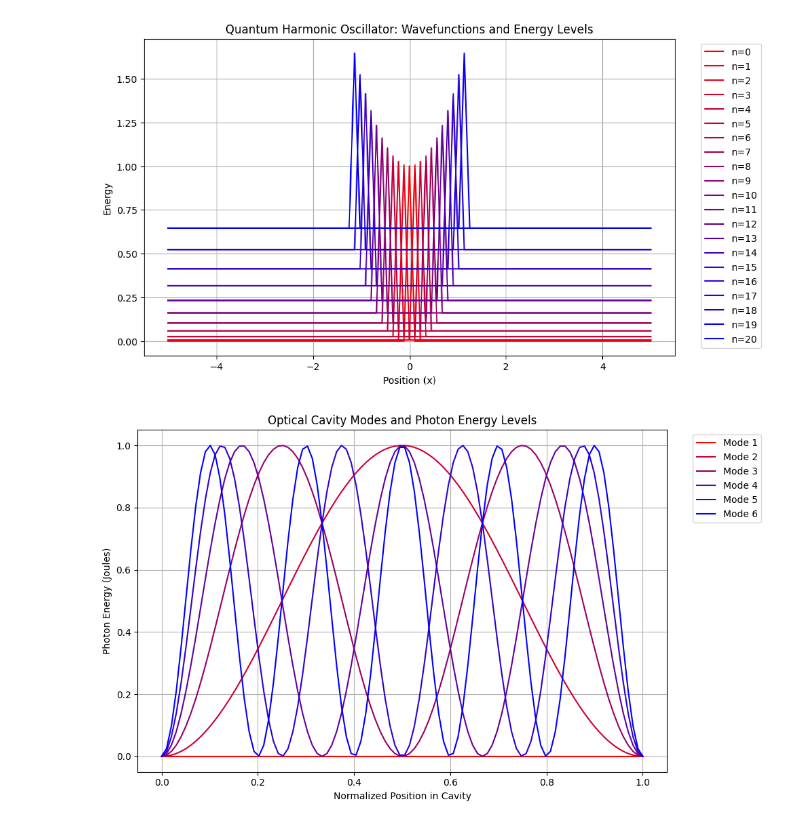
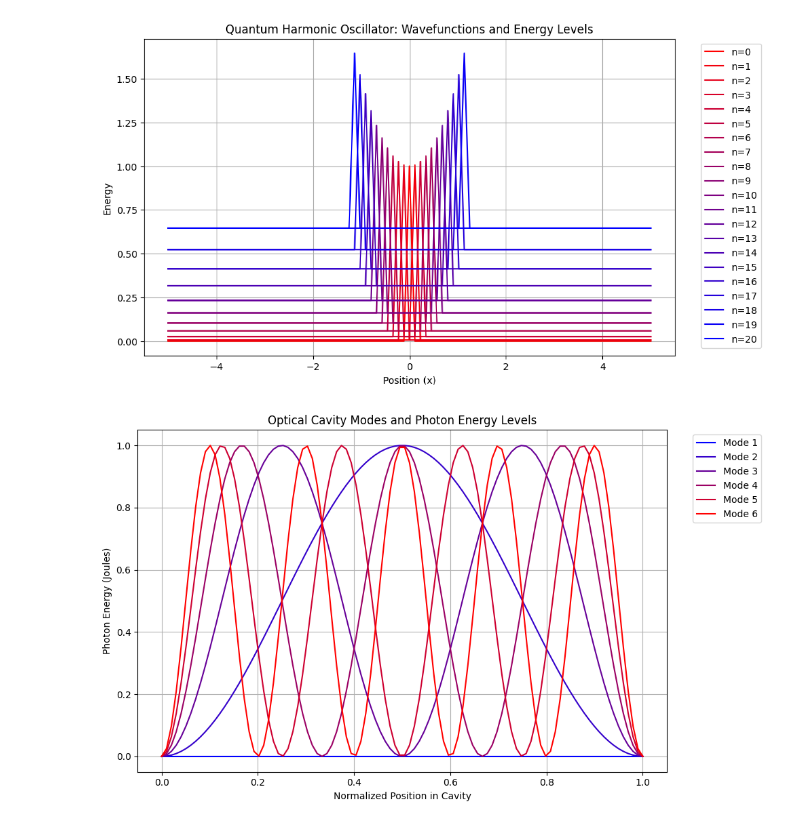
Before and after one commit to olverhijnzoon/1764Snippets, a Jupyter notebook: physics/harmonic_oscillator/harmonic_oscillator.ipynb, the cells around one changed output. Drawn from its saved outputs; the diff is of its cells as text; code cells hidden in the pictures.

```diff
--- a/physics/harmonic_oscillator/harmonic_oscillator.ipynb
+++ b/physics/harmonic_oscillator/harmonic_oscillator.ipynb
@@ -88,32 +88,32 @@ n_modes = 6  # number of cavity modes to consider
 # Mode frequencies (assuming a simple cavity with evenly spaced modes)
 frequencies = np.linspace(c / (2 * L), c / (2 * L) * n_modes, n_modes)
 
 # Energy levels for the photons in each mode
 energies = h * frequencies
 
 # Normalized position within the cavity from 0 to 1
 positions = np.linspace(0, 1, 100)
 
 # Plotting the energy levels and mode intensity profiles
 plt.figure(figsize=(10, 6))
-colors = [(0, 0, 1), (1, 0, 0)]  # Red to Blue
+colors = [(1, 0, 0), (0, 0, 1)]  # Red to Blue
 n_bins = 100
 cmap_name = 'energy_gradient'
 cm = LinearSegmentedColormap.from_list(cmap_name, colors, N=n_bins)
 for n in range(n_modes):
     # Mode intensity profiles (standing wave patterns)
     # Lets assume the intensity profile is sinusoidal
     mode_intensity = np.sin(n * np.pi * positions)**2
     # Normalize the energy levels between 0 and 1 to map to the colormap
     color = cm(n / (n_modes - 1))
     # Offset each mode intensity profile by its energy to separate them visually
     plt.plot(positions, mode_intensity + energies[n], label=f'Mode {n+1}', color=color)
 plt.xlabel('Normalized Position in Cavity')
 plt.ylabel('Photon Energy (Joules)')
 plt.title('Optical Cavity Modes and Photon Energy Levels')
 plt.legend(bbox_to_anchor=(1.04,1), loc="upper left")
 plt.grid(True)
 plt.tight_layout()
 plt.show()
 # %% [output]
-[figure, old version]
+[figure, new version]
```
